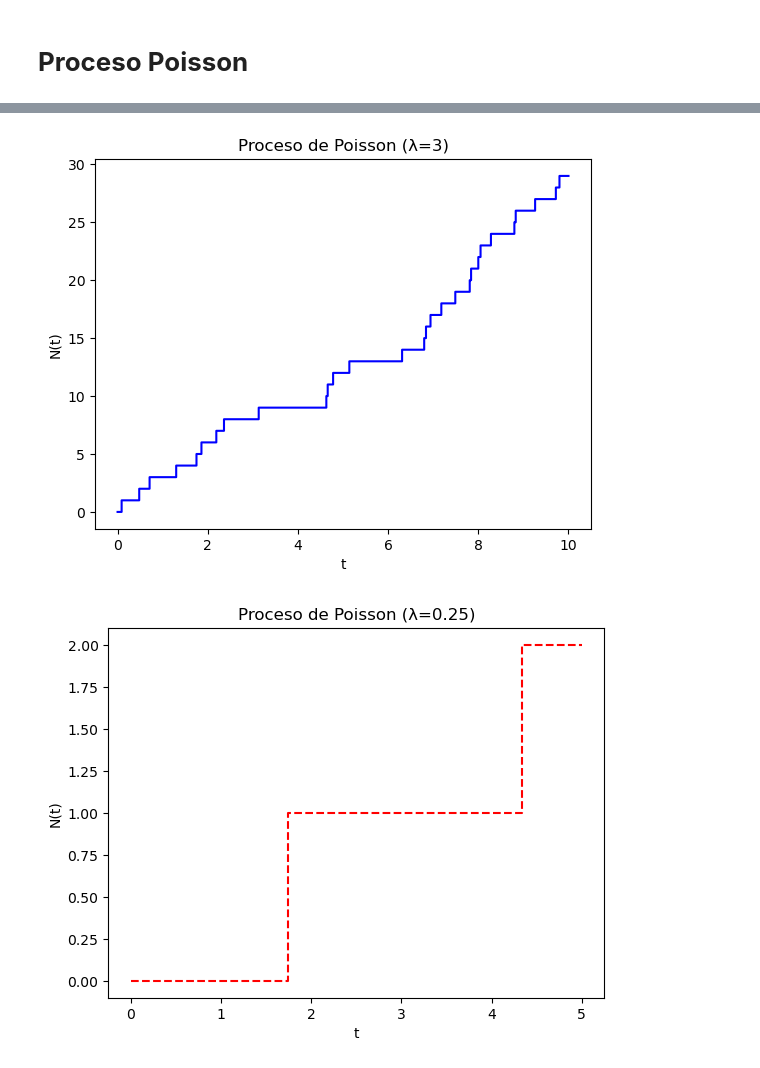
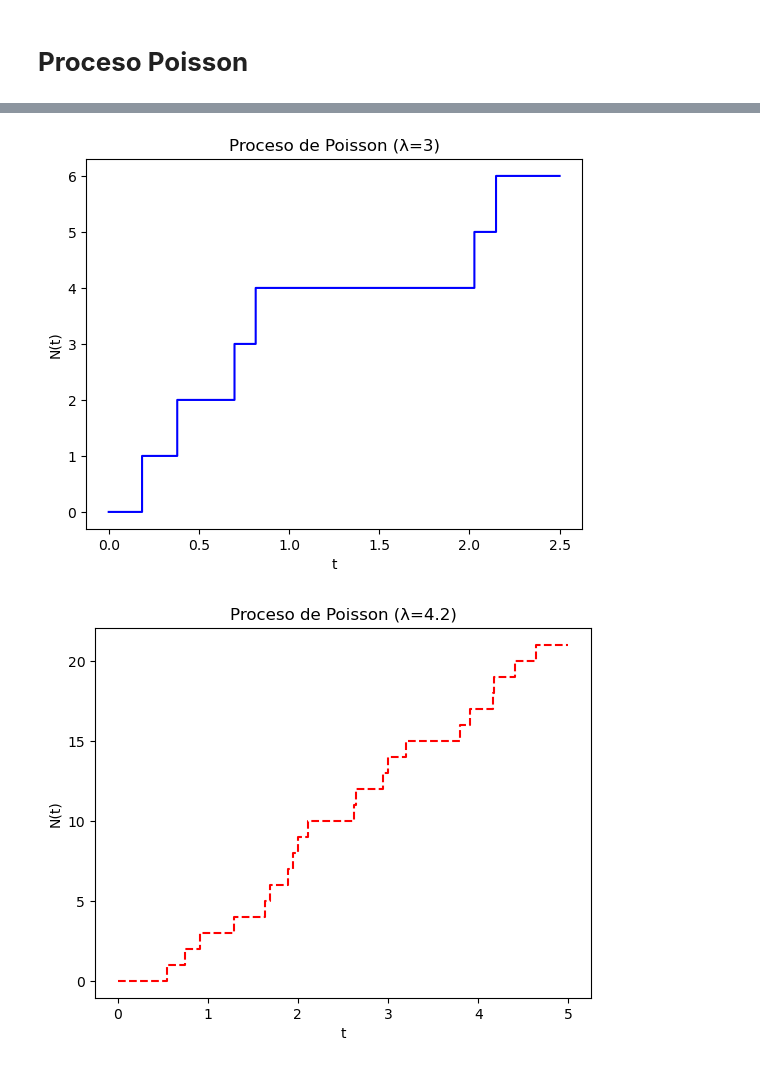
Before and after one commit to yaelrsc/Computaci-n-estad-stica-2026-2, a Jupyter notebook: Simulation/Poisson_process.ipynb, the cells around one changed output, grey strips where cells are left out. Cells and saved outputs as stored; diff of their text form; code cells hidden in the pictures.

```diff
--- a/Simulation/Poisson_process.ipynb
+++ b/Simulation/Poisson_process.ipynb
@@ -113,7 +239,7 @@ class PoissonProcess2:
         plt.show()
 # %%
 poi_p2 = PoissonProcess2(3)
-poi_p2.plot(10,1000)
+poi_p2.plot(2.5,1000)
 # %% [output]
-[figure, old version]
+[figure, new version]
 # %%
@@ -167,8 +356,8 @@ class PoissonProcess3:
         plt.title(f"Proceso de Poisson (λ={self.lam})")
         plt.show()
 # %%
-pp = PoissonProcess3(lam=1/4)
+pp = PoissonProcess3(lam=4.2)
 pp.plot(tf=5.0, color="red", linestyle="--")
 # %% [output]
-[figure, old version]
+[figure, new version]
 # %%
```
Also changed, not shown: parts of 9 cells of this notebook, 3 other files.
